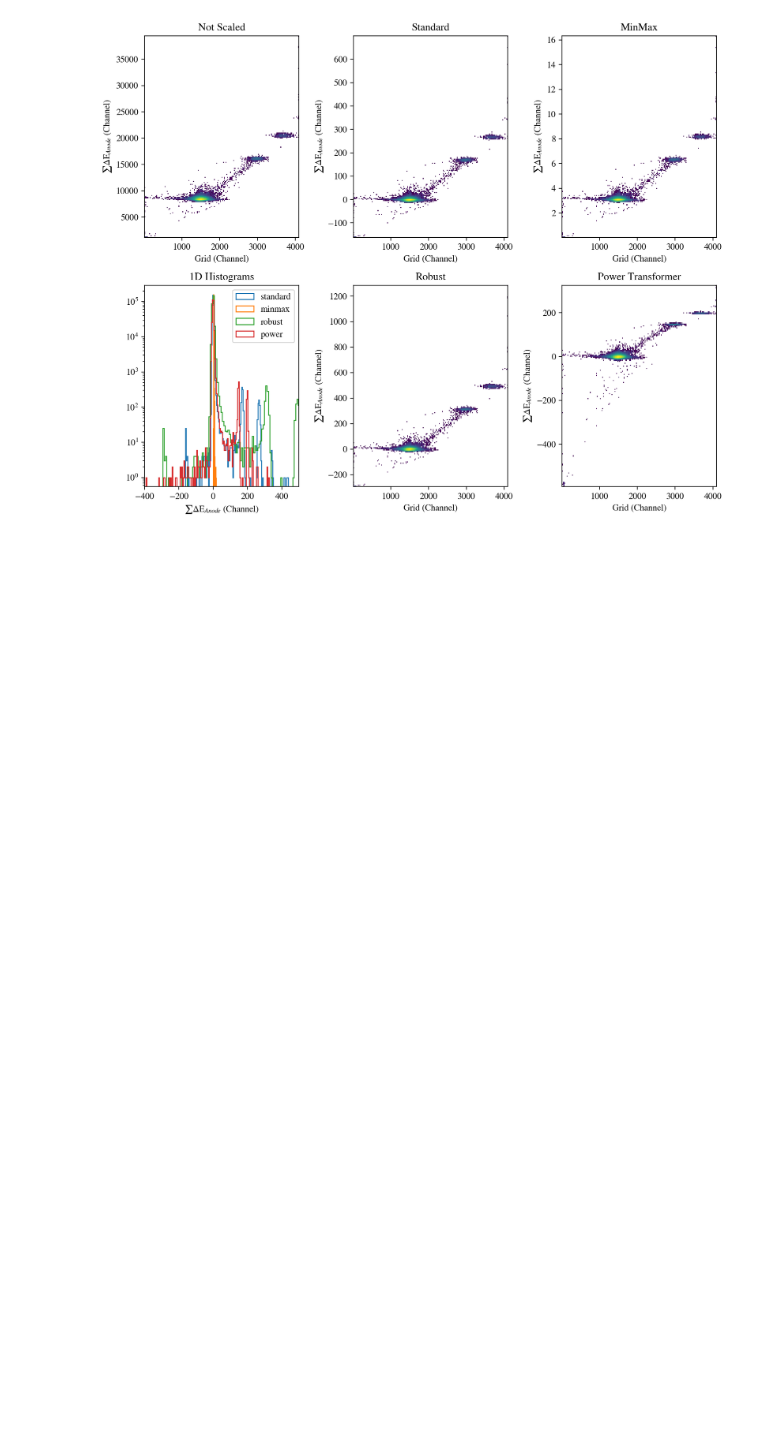
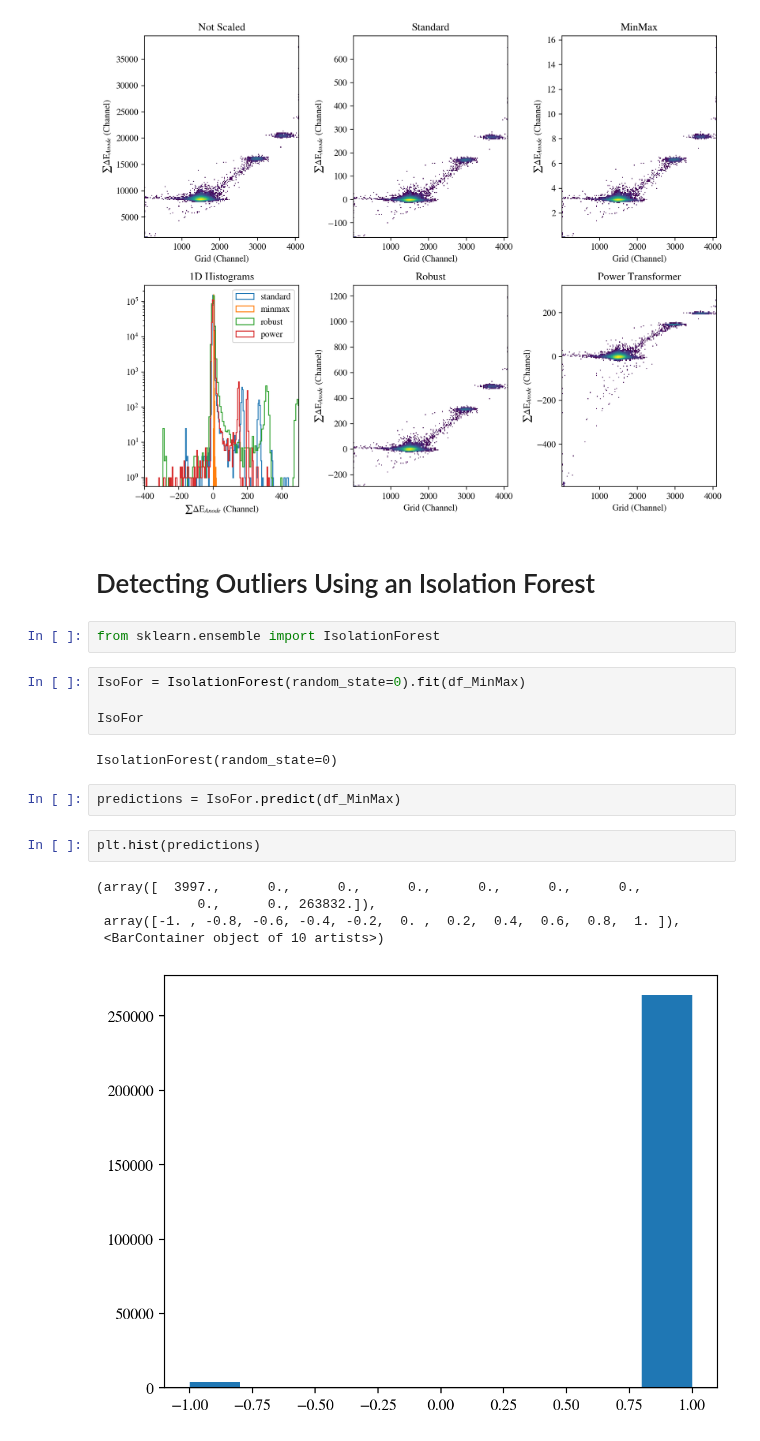
Before and after one commit to dneto1729/MUSIC_with_python, a Jupyter notebook: tutorials/5 - Playing with Scikit-Learn.ipynb, the cells around one changed output. Cells and saved outputs as stored; diff of their text form; blank space fills up the shorter version.

```diff
--- a/tutorials/5 - Playing with Scikit-Learn.ipynb
+++ b/tutorials/5 - Playing with Scikit-Learn.ipynb
@@ -183,3 +184,23 @@ plt.tight_layout()
 plt.show()
 # %% [output]
 [figure]
+# %% [markdown]
+# Detecting Outliers Using an Isolation Forest
+# %%
+from sklearn.ensemble import IsolationForest
+# %%
+IsoFor = IsolationForest(random_state=0).fit(df_MinMax)
+
+IsoFor
+# %% [output]
+IsolationForest(random_state=0)
+# %%
+predictions = IsoFor.predict(df_MinMax)
+# %%
+plt.hist(predictions)
+# %% [output]
+(array([  3997.,      0.,      0.,      0.,      0.,      0.,      0.,
+             0.,      0., 263832.]),
+ array([-1. , -0.8, -0.6, -0.4, -0.2,  0. ,  0.2,  0.4,  0.6,  0.8,  1. ]),
+ <BarContainer object of 10 artists>)
+[figure, added]
```
Also changed, not shown: parts of 6 cells of this notebook.
